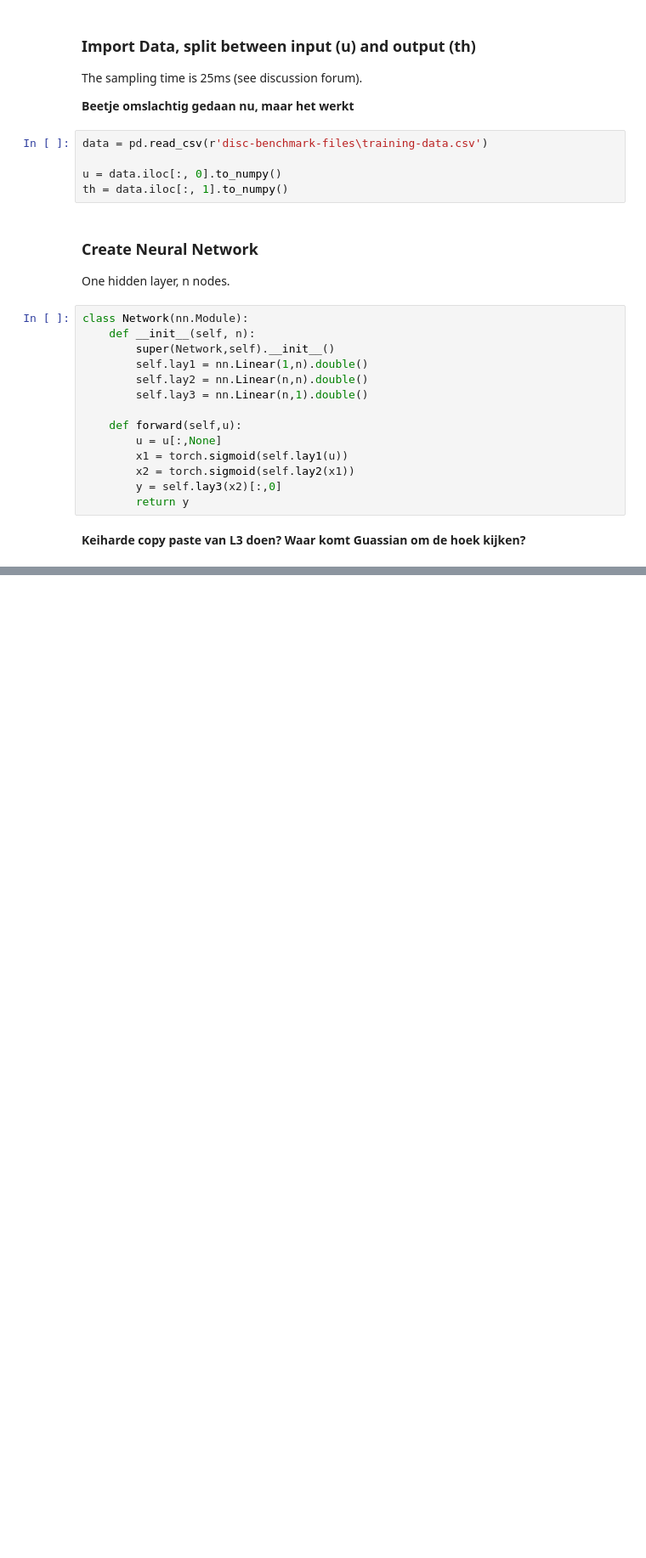
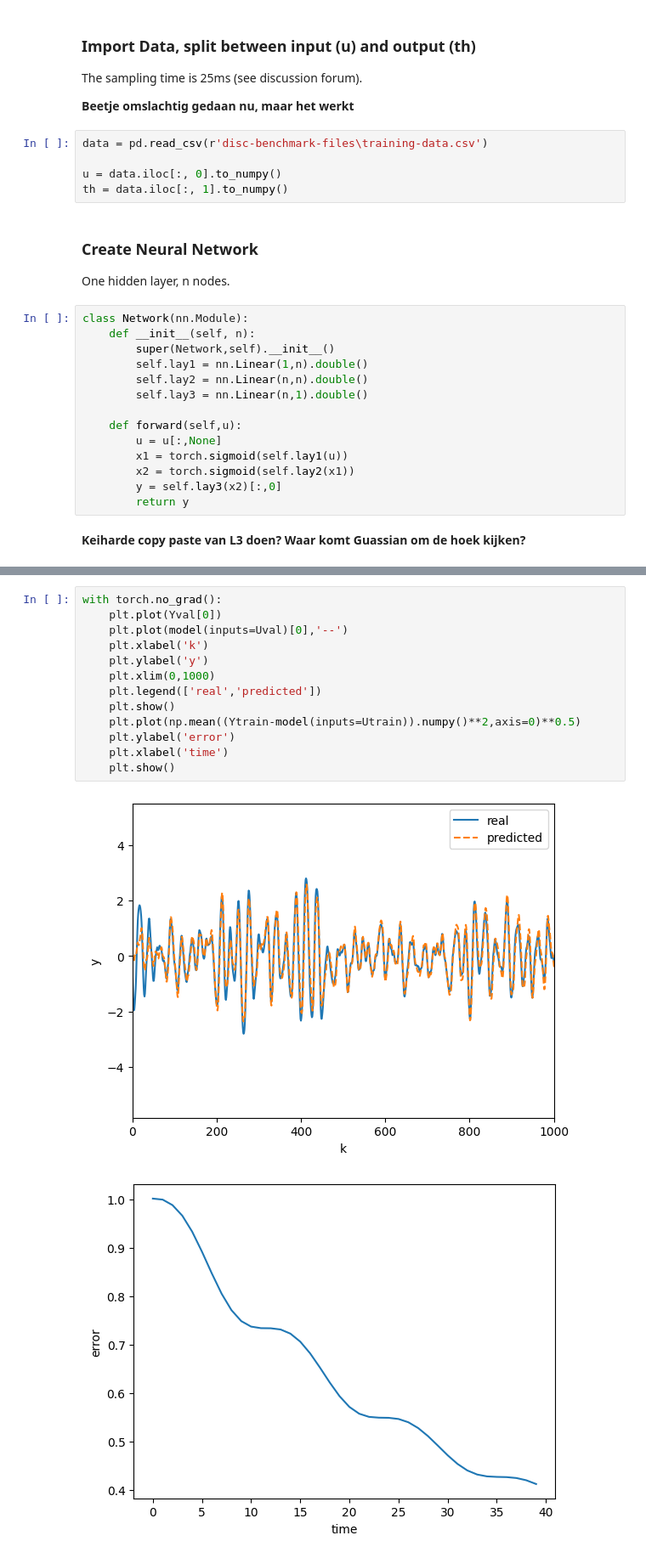
Before and after one commit to Erick-Hoogstrate/5SC28, a Jupyter notebook: Design Asignment group 21.ipynb, the cells around one changed output, grey strips where cells are left out. Shown at 85% size. Cells and saved outputs as stored; diff of their text form; blank space fills up the shorter version.

```diff
--- a/Design Asignment group 21.ipynb
+++ b/Design Asignment group 21.ipynb
@@ -43,0 +353,16 @@ class Network(nn.Module):
+# %%
+with torch.no_grad():
+    plt.plot(Yval[0])
+    plt.plot(model(inputs=Uval)[0],'--')
+    plt.xlabel('k')
+    plt.ylabel('y')
+    plt.xlim(0,1000)
+    plt.legend(['real','predicted'])
+    plt.show()
+    plt.plot(np.mean((Ytrain-model(inputs=Utrain)).numpy()**2,axis=0)**0.5)
+    plt.ylabel('error')
+    plt.xlabel('time')
+    plt.show()
+# %% [output]
+[figure, added]
+[figure, added]
```
Also changed, not shown: parts of 10 cells of this notebook.
